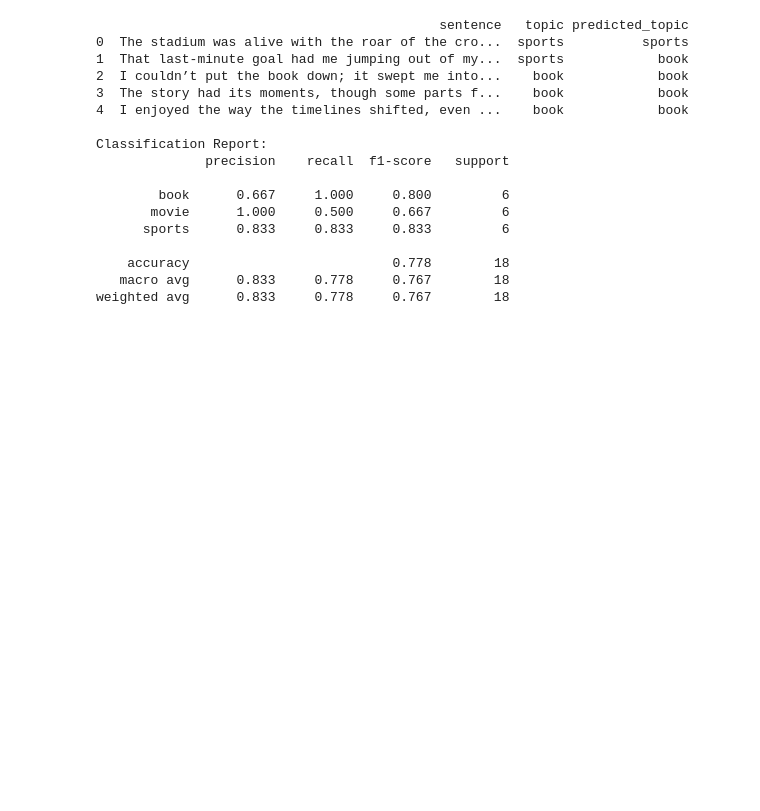
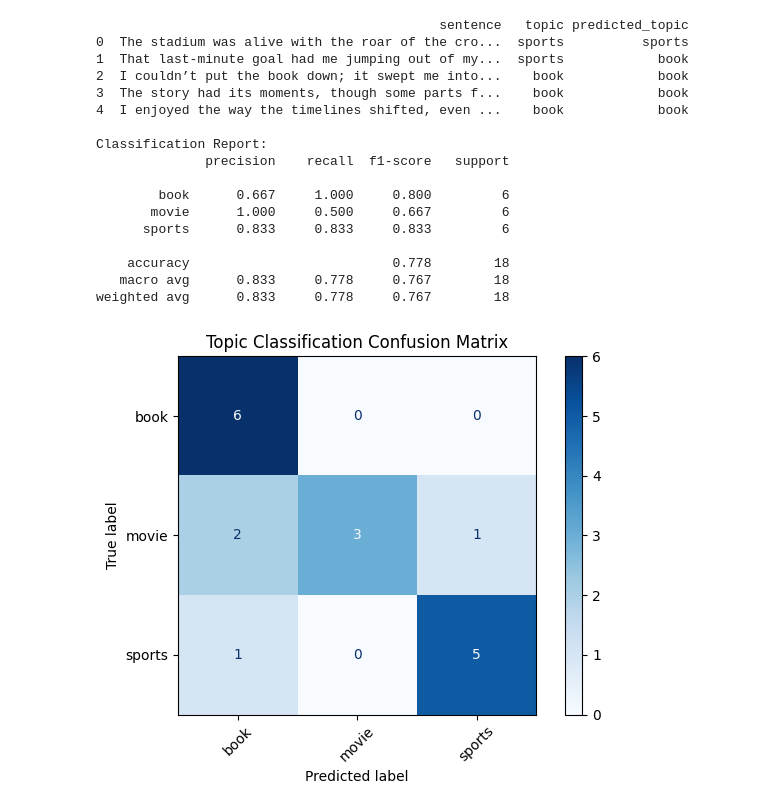
Before and after one commit to sybemelsert/Text_Mining_poster, a Jupyter notebook: Simple_topic_ana.ipynb, the cells around one changed output. Cells and saved outputs as stored; diff of their text form; code cells hidden in the pictures; blank space fills up the shorter version.

```diff
--- a/Simple_topic_ana.ipynb
+++ b/Simple_topic_ana.ipynb
@@ -50,3 +50,17 @@ Classification Report:
     accuracy                          0.778        18
    macro avg      0.833     0.778     0.767        18
 weighted avg      0.833     0.778     0.767        18
+# %%
+from sklearn.metrics import ConfusionMatrixDisplay
+import matplotlib.pyplot as plt
+
+# Plot confusion matrix
+ConfusionMatrixDisplay.from_predictions(
+    df_test["topic"], df_test["predicted_topic"], cmap="Blues"
+)
+plt.title("Topic Classification Confusion Matrix")
+plt.xticks(rotation=45)
+plt.tight_layout()
+plt.show()
+# %% [output]
+[figure, added]
```
Also changed, not shown: parts of 1 cell of this notebook, 2 other files.
